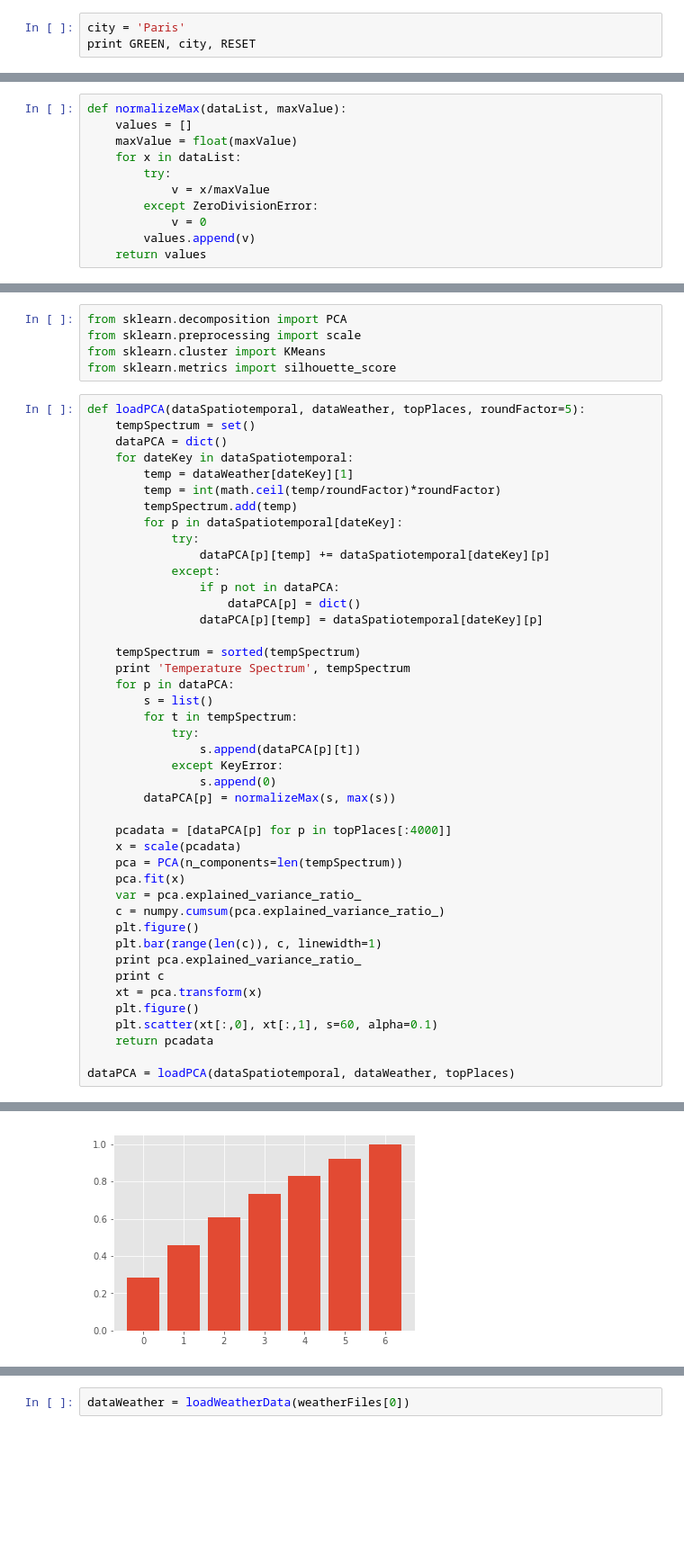
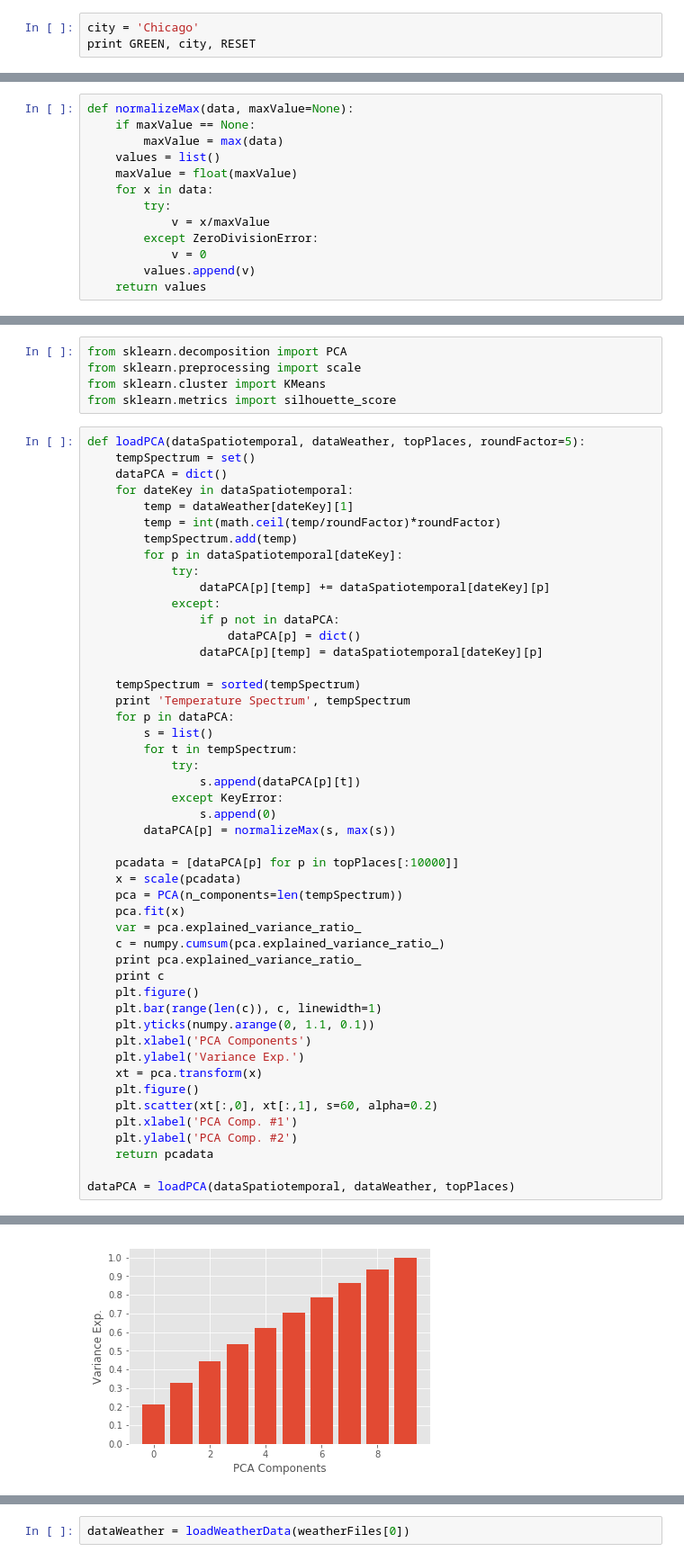
Before and after one commit to leokassio/Spatiotemporal-Data-Analysis, a Jupyter notebook: Analytics.ipynb, the cells around one changed output, grey strips where cells are left out. Shown: that part at 90% size. Saved outputs shown, nothing was run; the diff lists cells and outputs as text; blank space fills up the shorter version.

```diff
--- a/Analytics.ipynb
+++ b/Analytics.ipynb
@@ -40,6 +45,6 @@ cities = ['New_York', 'Chicago', 'Istanbul']
 cities += ['London', 'Paris', 'Sao_Paulo']
 cities += ['Sydney', 'Tokyo']
 # %%
-city = 'Paris'
+city = 'Chicago'
 print GREEN, city, RESET
 # %% [output]
@@ -436,6 +491,19 @@ for c in cities:
 weatherDetailsFile.close()
 # %% [markdown]
 # Analytics
+# %%
+def normalizeMax(data, maxValue=None):
+    if maxValue == None:
+        maxValue = max(data)
+    values = list()
+    maxValue = float(maxValue)
+    for x in data:
+        try:
+            v = x/maxValue
+        except ZeroDivisionError:
+            v = 0
+        values.append(v)
+    return values
 # %%
 def groupSamplesSpatioTemporal(dataInstagram, dateKeyFormat='%y-%m-%d'):
     """
@@ -573,14 +641,3 @@ Intersec. Samples: 91 %
-# %%
-def normalizeMax(dataList, maxValue):
-    values = []
-    maxValue = float(maxValue)
-    for x in dataList:
-        try:
-            v = x/maxValue
-        except ZeroDivisionError:
-            v = 0
-        values.append(v)
-    return values
 # %% [markdown]
 <img src="ilustrations/noidea.gif" alt="Instagram" style="width: 300px;"/>
 # Area of Tests
@@ -618,19 +675,24 @@ def loadPCA(dataSpatiotemporal, dataWeather, topPlaces, roundFactor=5):
                 s.append(0)
         dataPCA[p] = normalizeMax(s, max(s))
 
-    pcadata = [dataPCA[p] for p in topPlaces[:4000]]
+    pcadata = [dataPCA[p] for p in topPlaces[:10000]]
     x = scale(pcadata)
     pca = PCA(n_components=len(tempSpectrum))
     pca.fit(x)
     var = pca.explained_variance_ratio_
     c = numpy.cumsum(pca.explained_variance_ratio_)
+    print pca.explained_variance_ratio_
+    print c
     plt.figure()
     plt.bar(range(len(c)), c, linewidth=1)
-    print pca.explained_variance_ratio_
-    print c
+    plt.yticks(numpy.arange(0, 1.1, 0.1))
+    plt.xlabel('PCA Components')
+    plt.ylabel('Variance Exp.')
     xt = pca.transform(x)
     plt.figure()
-    plt.scatter(xt[:,0], xt[:,1], s=60, alpha=0.1)
+    plt.scatter(xt[:,0], xt[:,1], s=60, alpha=0.2)
+    plt.xlabel('PCA Comp. #1')
+    plt.ylabel('PCA Comp. #2')
     return pcadata
 
 dataPCA = loadPCA(dataSpatiotemporal, dataWeather, topPlaces)
@@ -643 +705 @@ Temperature Spectrum [0, 5, 10, 15, 20, 25, 30]
-[figure, old version]
+[figure, new version]
```
Also changed, not shown: parts of 16 cells of this notebook, 1 other file.
